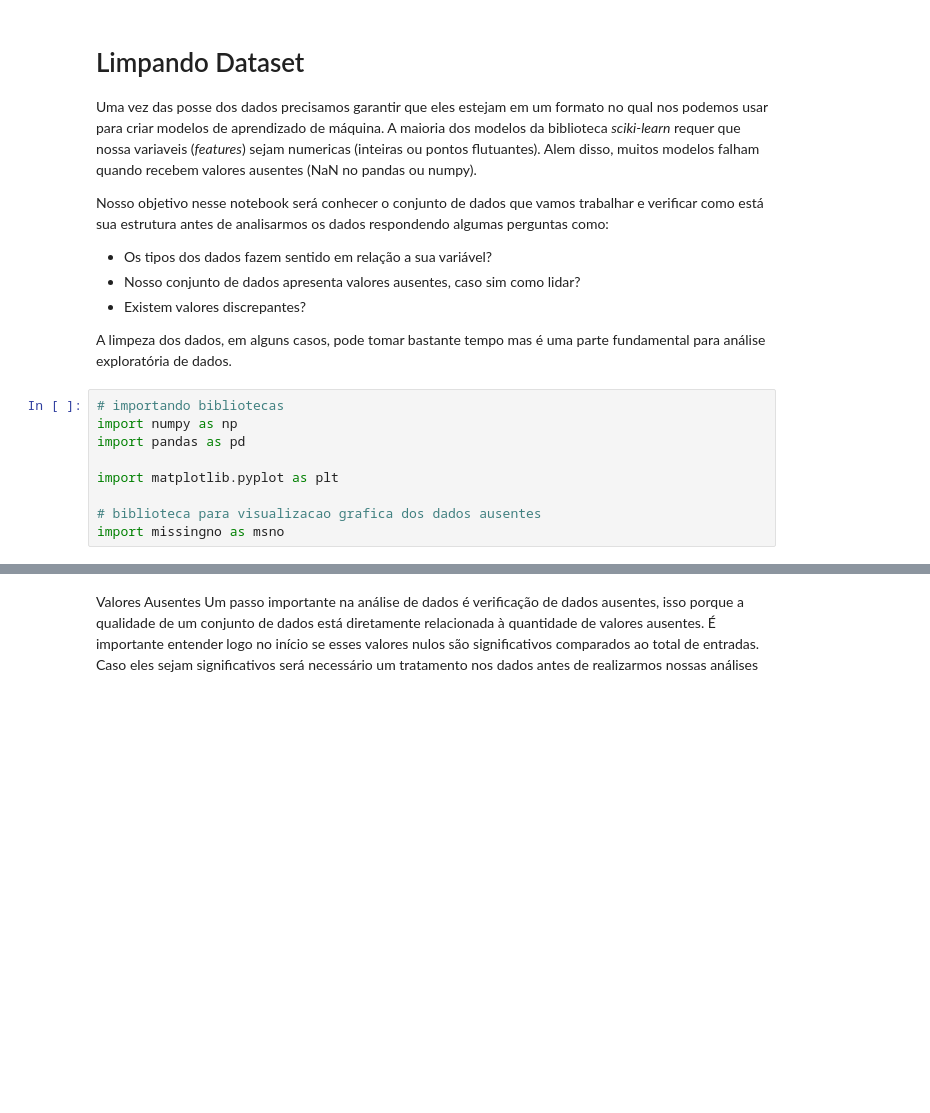
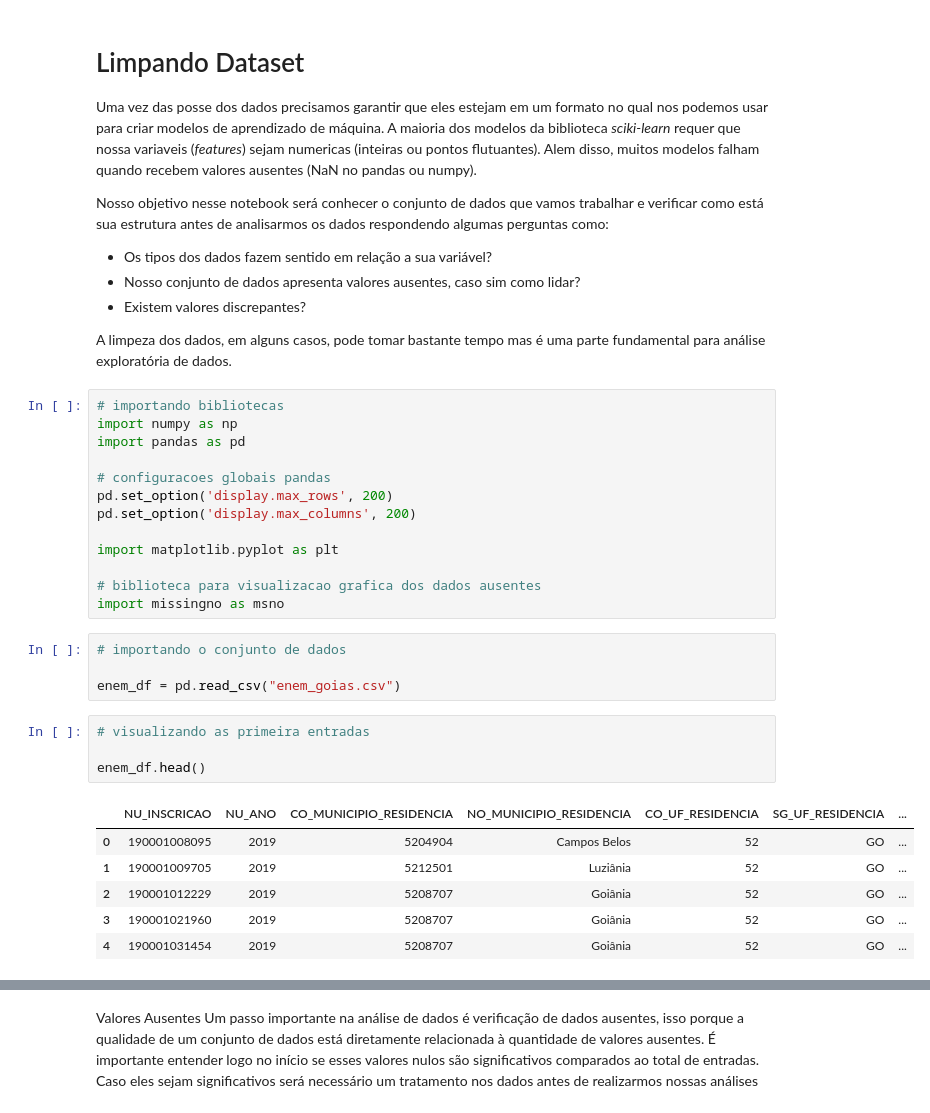
Before and after one commit to DanOliveira-DS/imersao-dados-alura, a Jupyter notebook: Data_Cleaning.ipynb, the cells around one changed output, grey strips where cells are left out. Saved outputs shown, nothing was run; the diff lists cells and outputs as text; blank space fills up the shorter version.

```diff
--- a/Data_Cleaning.ipynb
+++ b/Data_Cleaning.ipynb
@@ -15,7 +15,26 @@ A limpeza dos dados, em alguns casos, pode tomar bastante tempo mas é uma parte
 import numpy as np
 import pandas as pd
 
+# configuracoes globais pandas
+pd.set_option('display.max_rows', 200)
+pd.set_option('display.max_columns', 200)
+
 import matplotlib.pyplot as plt
 
 # biblioteca para visualizacao grafica dos dados ausentes
 import missingno as msno
+# %%
+# importando o conjunto de dados
+
+enem_df = pd.read_csv("enem_goias.csv")
+# %%
+# visualizando as primeira entradas
+
+enem_df.head()
+# %% [output]
+|  | NU_INSCRICAO | NU_ANO | CO_MUNICIPIO_RESIDENCIA | NO_MUNICIPIO_RESIDENCIA | CO_UF_RESIDENCIA | SG_UF_RESIDENCIA | ... |
+| 0 | 190001008095 | 2019 | 5204904 | Campos Belos | 52 | GO | ... |
+| 1 | 190001009705 | 2019 | 5212501 | Luziânia | 52 | GO | ... |
+| 2 | 190001012229 | 2019 | 5208707 | Goiânia | 52 | GO | ... |
+| 3 | 190001021960 | 2019 | 5208707 | Goiânia | 52 | GO | ... |
+| 4 | 190001031454 | 2019 | 5208707 | Goiânia | 52 | GO | ... |
```
Also changed, not shown: parts of 4 cells of this notebook.
